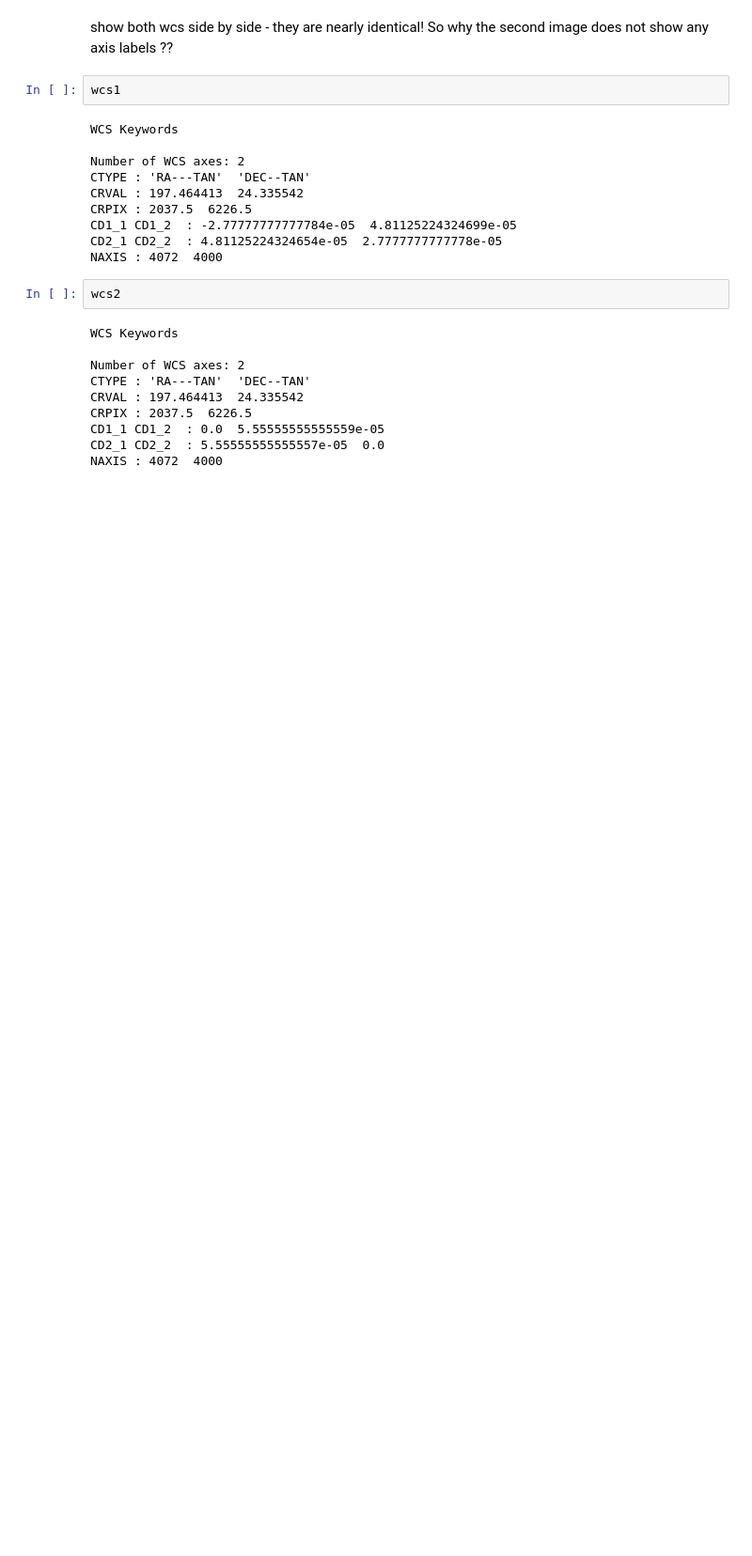
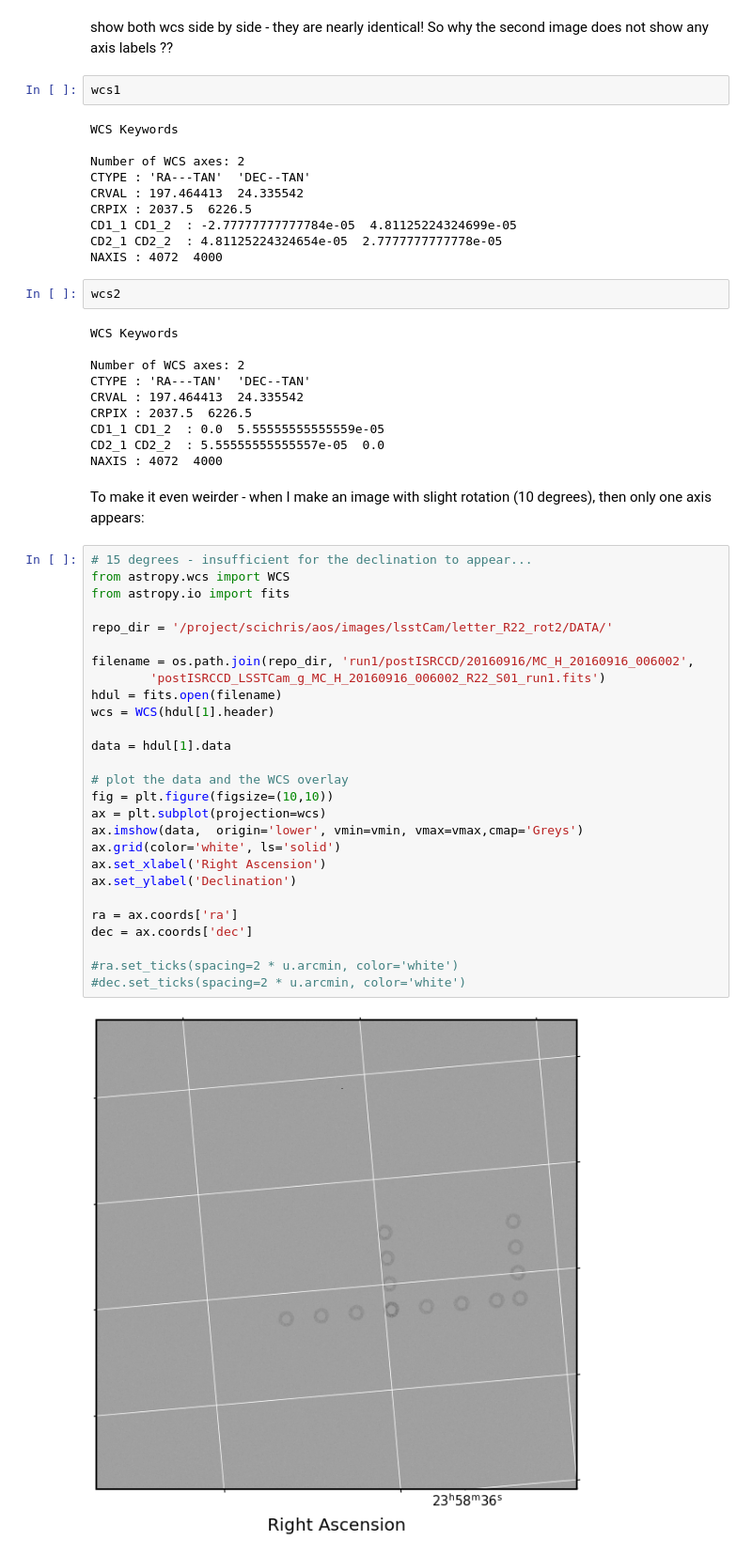
Before and after one commit to suberlak/AOS, a Jupyter notebook: AOS_astropy_WCS.ipynb, the cells around one changed output. Shown at 94% size. Drawn from its saved outputs; the diff is of its cells as text; blank space fills up the shorter version.

```diff
--- a/AOS_astropy_WCS.ipynb
+++ b/AOS_astropy_WCS.ipynb
@@ -128,3 +128,34 @@ CRPIX : 2037.5  6226.5
 CD1_1 CD1_2  : 0.0  5.55555555555559e-05
 CD2_1 CD2_2  : 5.55555555555557e-05  0.0
 NAXIS : 4072  4000
+# %% [markdown]
+To make it even weirder - when I make an image with slight rotation (10 degrees), then only one axis appears:
+# %%
+# 15 degrees - insufficient for the declination to appear...
+from astropy.wcs import WCS
+from astropy.io import fits
+
+repo_dir = '/project/scichris/aos/images/lsstCam/letter_R22_rot2/DATA/'
+
+filename = os.path.join(repo_dir, 'run1/postISRCCD/20160916/MC_H_20160916_006002',
+        'postISRCCD_LSSTCam_g_MC_H_20160916_006002_R22_S01_run1.fits')
+hdul = fits.open(filename)
+wcs = WCS(hdul[1].header)
+
+data = hdul[1].data
+
+# plot the data and the WCS overlay
+fig = plt.figure(figsize=(10,10))
+ax = plt.subplot(projection=wcs)
+ax.imshow(data,  origin='lower', vmin=vmin, vmax=vmax,cmap='Greys')
+ax.grid(color='white', ls='solid')
+ax.set_xlabel('Right Ascension')
+ax.set_ylabel('Declination')
+
+ra = ax.coords['ra']
+dec = ax.coords['dec']
+
+#ra.set_ticks(spacing=2 * u.arcmin, color='white')
+#dec.set_ticks(spacing=2 * u.arcmin, color='white')
+# %% [output]
+[figure, added]
```
Also changed, not shown: parts of 5 cells of this notebook.
